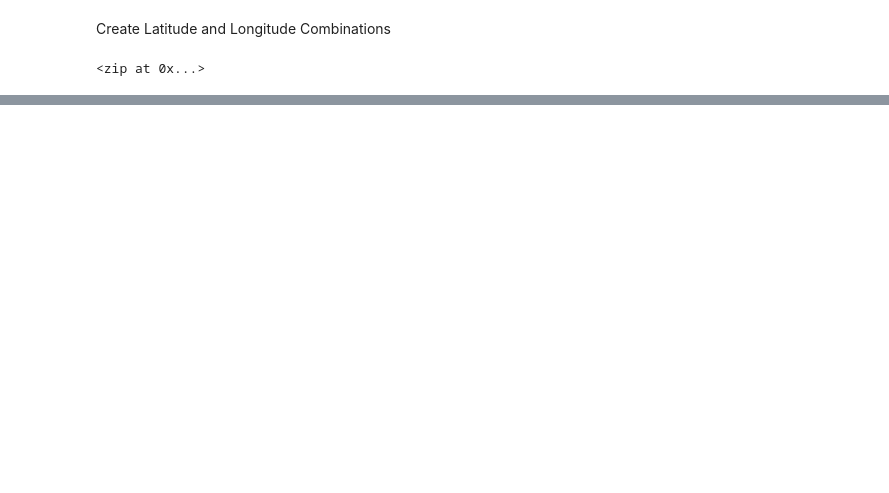
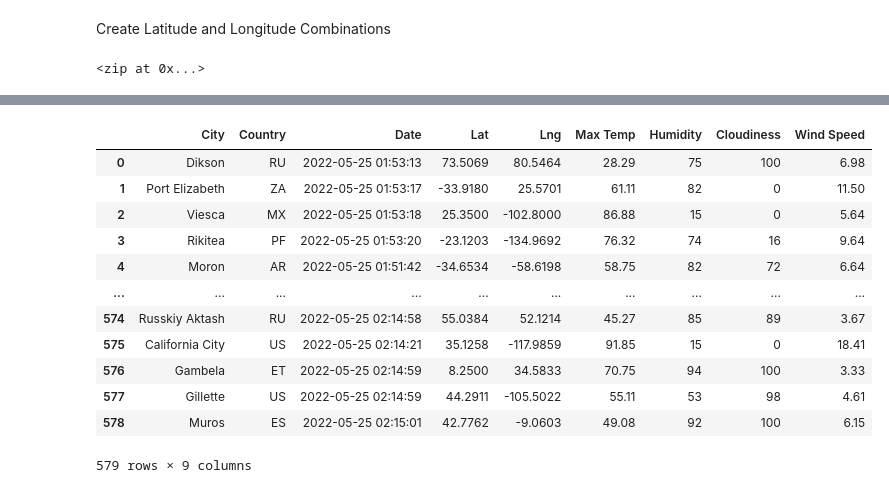
Before and after one commit to boggesstristyn/World_Weather_Analysis, a Jupyter notebook: WeatherPy.ipynb, the cells around one changed output, grey strips where cells are left out. Saved outputs shown, nothing was run; the diff lists cells and outputs as text; code cells hidden in the pictures; blank space fills up the shorter version.

Commit message:
Modifying .gitignore and adding WeatherPy file

```diff
--- a/WeatherPy.ipynb
+++ b/WeatherPy.ipynb
@@ -60,0 +67,3 @@ len(cities)
+# %%
+# Starting URL for Weather Map API Call.
+url = "http://api.openweathermap.org/data/2.5/weather?units=Imperial&APPID=" + weather_api_key
@@ -60,0 +159,4 @@ len(cities)
+# %%
+# Convert the array of dictionaries to a Pandas DataFrame.
+city_data_df = pd.DataFrame(city_data)
+city_data_df.head(10)
@@ -60,0 +175,20 @@ len(cities)
+# %%
+reordered_city_data = ["City","Country","Date","Lat","Lng","Max Temp","Humidity","Cloudiness","Wind Speed"]
+
+city_data_df = city_data_df[reordered_city_data]
+
+city_data_df
+# %% [output]
+|  | City | Country | Date | Lat | Lng | Max Temp | Humidity | Cloudiness | Wind Speed |
+| 0 | Dikson | RU | 2022-05-25 01:53:13 | 73.5069 | 80.5464 | 28.29 | 75 | 100 | 6.98 |
+| 1 | Port Elizabeth | ZA | 2022-05-25 01:53:17 | -33.9180 | 25.5701 | 61.11 | 82 | 0 | 11.50 |
+| 2 | Viesca | MX | 2022-05-25 01:53:18 | 25.3500 | -102.8000 | 86.88 | 15 | 0 | 5.64 |
+| 3 | Rikitea | PF | 2022-05-25 01:53:20 | -23.1203 | -134.9692 | 76.32 | 74 | 16 | 9.64 |
+| 4 | Moron | AR | 2022-05-25 01:51:42 | -34.6534 | -58.6198 | 58.75 | 82 | 72 | 6.64 |
+| ... | ... | ... | ... | ... | ... | ... | ... | ... | ... |
+| 574 | Russkiy Aktash | RU | 2022-05-25 02:14:58 | 55.0384 | 52.1214 | 45.27 | 85 | 89 | 3.67 |
+| 575 | California City | US | 2022-05-25 02:14:21 | 35.1258 | -117.9859 | 91.85 | 15 | 0 | 18.41 |
+| 576 | Gambela | ET | 2022-05-25 02:14:59 | 8.2500 | 34.5833 | 70.75 | 94 | 100 | 3.33 |
+| 577 | Gillette | US | 2022-05-25 02:14:59 | 44.2911 | -105.5022 | 55.11 | 53 | 98 | 4.61 |
+| 578 | Muros | ES | 2022-05-25 02:15:01 | 42.7762 | -9.0603 | 49.08 | 92 | 100 | 6.15 |
+579 rows × 9 columns
```
Also changed, not shown: parts of 8 cells of this notebook, 1 other file.
